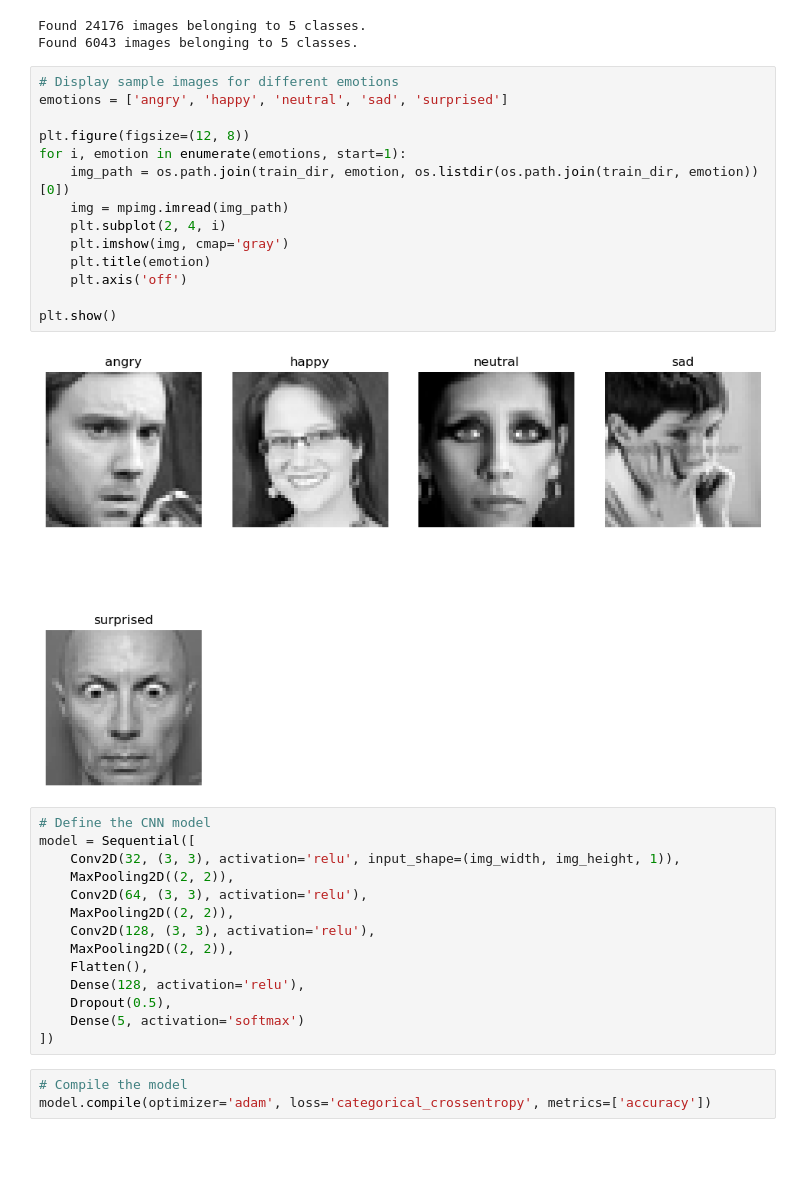
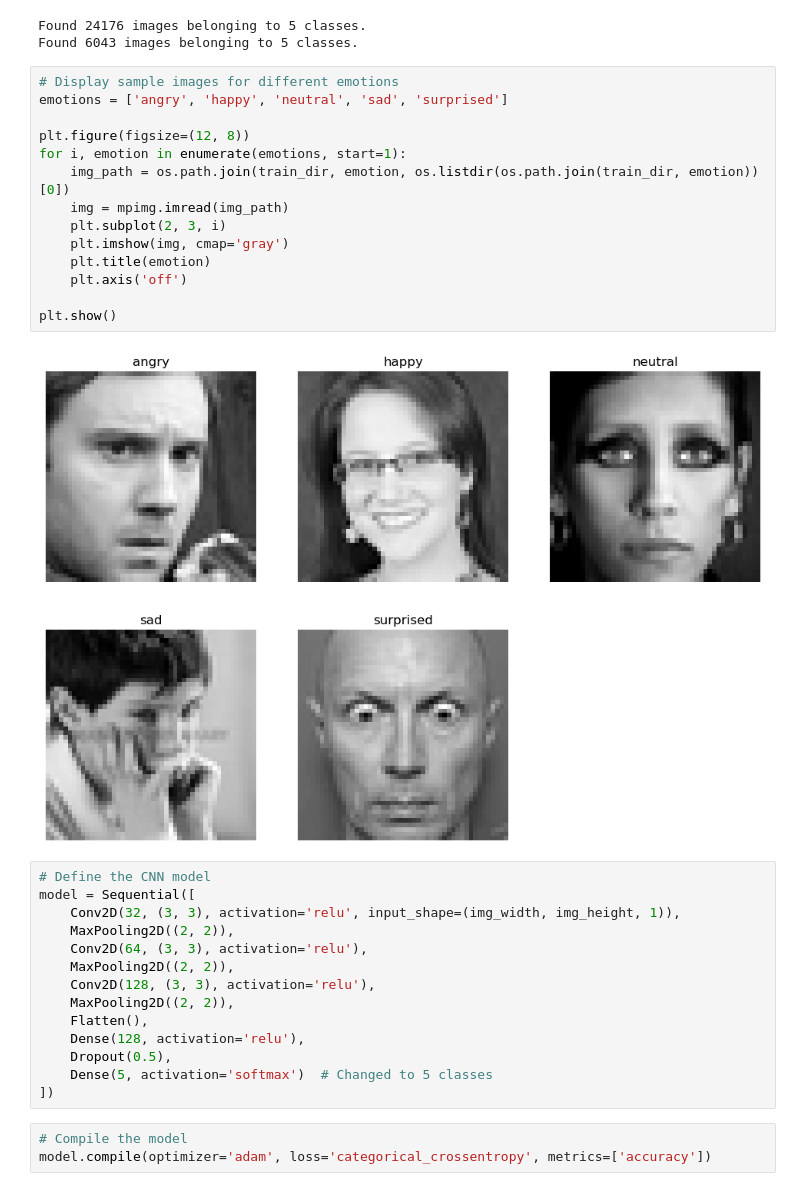
Before and after one commit to Soumyadeepchanda/emotion, a Jupyter notebook: emotion23.ipynb, the cells around one changed output. Cells and saved outputs as stored; diff of their text form; blank space fills up the shorter version.

```diff
--- a/emotion23.ipynb
+++ b/emotion23.ipynb
@@ -51,19 +42,19 @@ Found 6043 images belonging to 5 classes.
 # %%
 # Display sample images for different emotions
 emotions = ['angry', 'happy', 'neutral', 'sad', 'surprised']
 
 plt.figure(figsize=(12, 8))
 for i, emotion in enumerate(emotions, start=1):
     img_path = os.path.join(train_dir, emotion, os.listdir(os.path.join(train_dir, emotion))[0])
     img = mpimg.imread(img_path)
-    plt.subplot(2, 4, i)
+    plt.subplot(2, 3, i)
     plt.imshow(img, cmap='gray')
     plt.title(emotion)
     plt.axis('off')
 
 plt.show()
 # %% [output]
-[figure, old version]
+[figure, new version]
 # %%
 # Define the CNN model
 model = Sequential([
@@ -76,7 +67,7 @@ model = Sequential([
     Flatten(),
     Dense(128, activation='relu'),
     Dropout(0.5),
-    Dense(5, activation='softmax')
+    Dense(5, activation='softmax')  # Changed to 5 classes
 ])
 # %%
 # Compile the model
```
Also changed, not shown: parts of 10 cells of this notebook.
